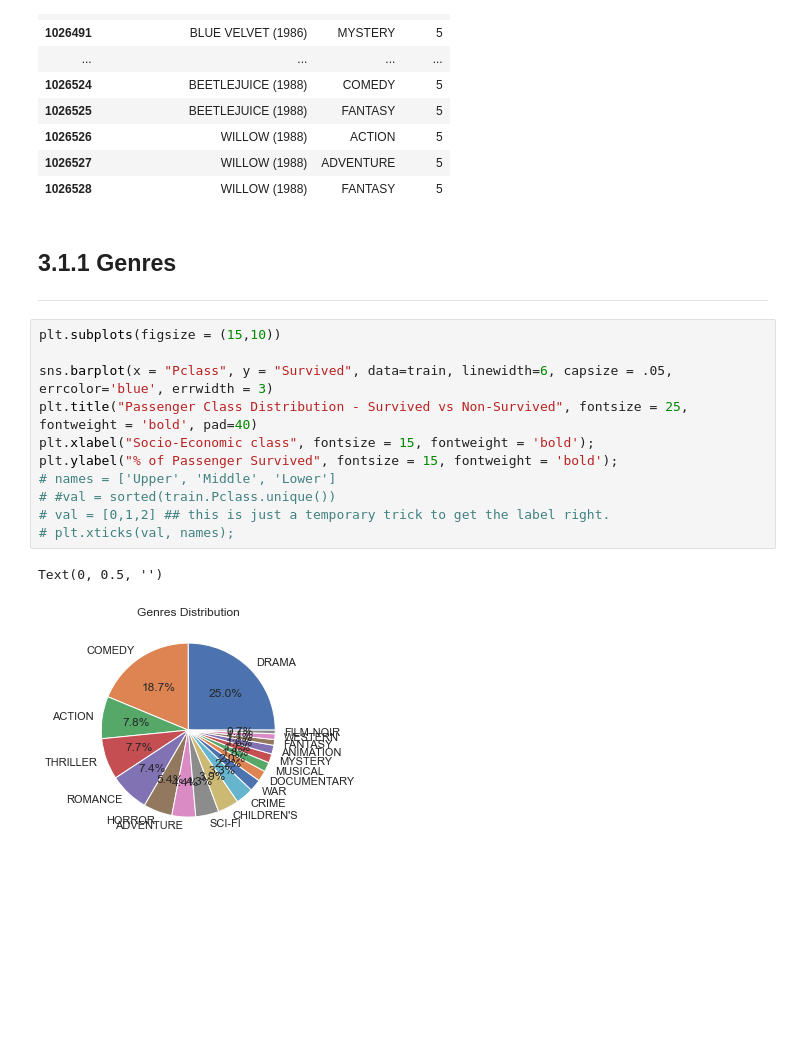
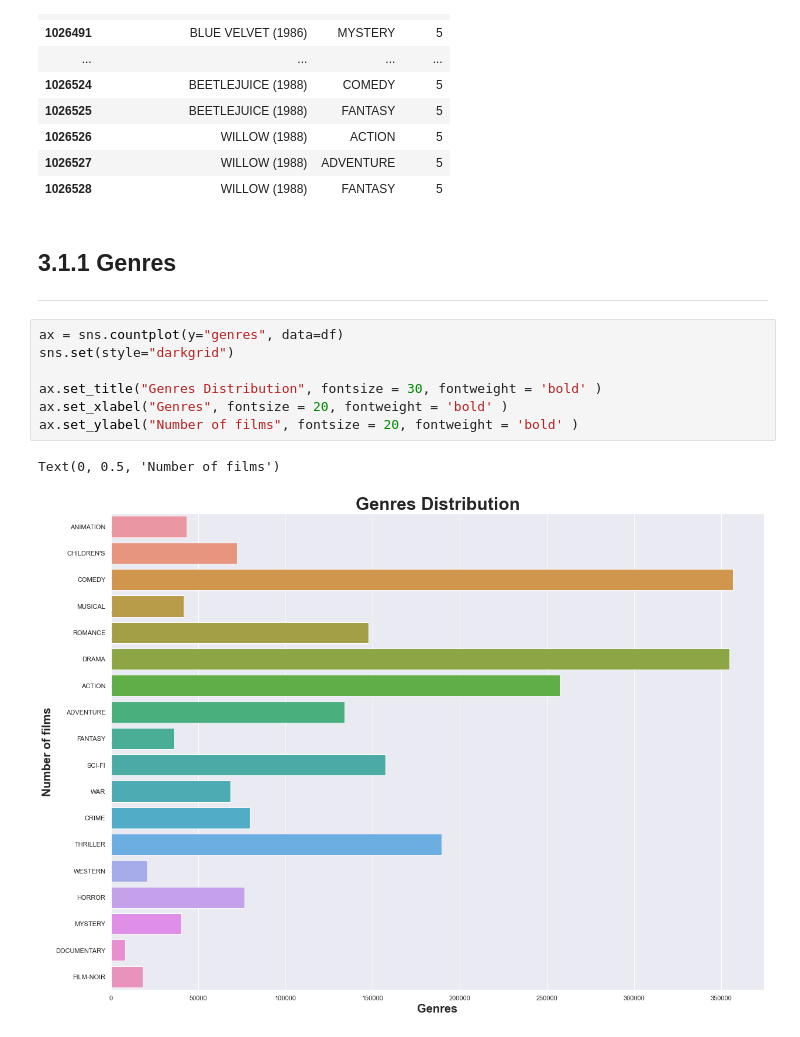
Before and after one commit to ChauHuynh1/DataScience, a Jupyter notebook: RecommenderSystem/MovieRecommenderSystem.ipynb, the cells around one changed output. Saved outputs shown, nothing was run; the diff lists cells and outputs as text; blank space fills up the shorter version.

```diff
--- a/RecommenderSystem/MovieRecommenderSystem.ipynb
+++ b/RecommenderSystem/MovieRecommenderSystem.ipynb
@@ -658,21 +658,17 @@ df[['title','genres','rating']].sort_values('rating', ascending=False).head(20)
 | 1026526 | WILLOW (1988) | ACTION | 5 |
 | 1026527 | WILLOW (1988) | ADVENTURE | 5 |
 | 1026528 | WILLOW (1988) | FANTASY | 5 |
-# %% [markdown]
-<a id="3.1.1"></a>
-## 3.1.1 Genres
-***
+# %% [markdown]
+<a id="3.1.1"></a>
+## 3.1.1 Genres
+***
 # %%
-plt.subplots(figsize = (15,10))
+ax = sns.countplot(y="genres", data=df)
+sns.set(style="darkgrid")
 
-sns.barplot(x = "Pclass", y = "Survived", data=train, linewidth=6, capsize = .05, errcolor='blue', errwidth = 3)
-plt.title("Passenger Class Distribution - Survived vs Non-Survived", fontsize = 25, fontweight = 'bold', pad=40)
-plt.xlabel("Socio-Economic class", fontsize = 15, fontweight = 'bold');
-plt.ylabel("% of Passenger Survived", fontsize = 15, fontweight = 'bold');
-# names = ['Upper', 'Middle', 'Lower']
-# #val = sorted(train.Pclass.unique())
-# val = [0,1,2] ## this is just a temporary trick to get the label right.
-# plt.xticks(val, names);
+ax.set_title("Genres Distribution", fontsize = 30, fontweight = 'bold' )
+ax.set_xlabel("Genres", fontsize = 20, fontweight = 'bold' )
+ax.set_ylabel("Number of films", fontsize = 20, fontweight = 'bold' )
 # %% [output]
-Text(0, 0.5, '')
+Text(0, 0.5, 'Number of films')
-[figure, old version]
+[figure, new version]
```
Also changed, not shown: parts of 3 cells of this notebook.
